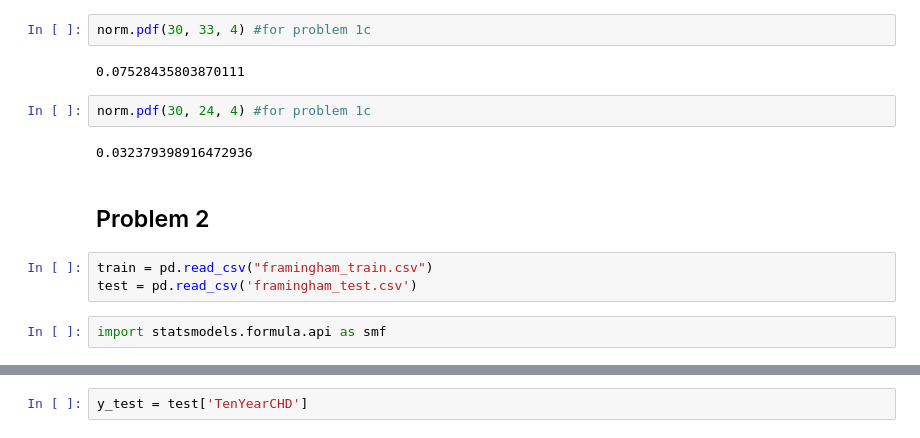
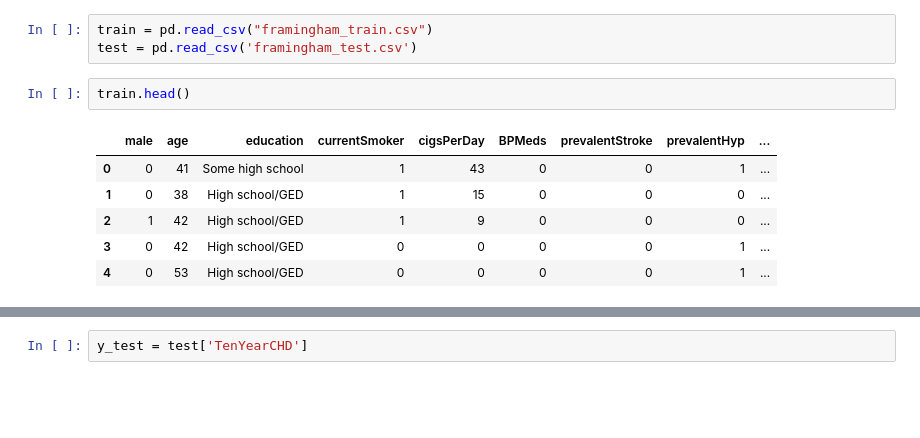
Before and after one commit to lianealbarghouthi/projects, a Jupyter notebook: Patient_Outcomes_Classification.ipynb, the cells around one changed output, grey strips where cells are left out. Drawn from its saved outputs; the diff is of its cells as text; blank space fills up the shorter version.

```diff
--- a/Patient_Outcomes_Classification.ipynb
+++ b/Patient_Outcomes_Classification.ipynb
@@ -9,18 +10,15 @@ import seaborn as sns
-# %%
-norm.pdf(30, 33, 4) #for problem 1c
-# %% [output]
-0.07528435803870111
-# %%
-norm.pdf(30, 24, 4) #for problem 1c
-# %% [output]
-0.032379398916472936
-# %% [markdown]
-<h2>Problem 2</h2>
 # %%
 train = pd.read_csv("framingham_train.csv")
 test = pd.read_csv('framingham_test.csv')
-# %%
-import statsmodels.formula.api as smf
+# %%
+train.head()
+# %% [output]
+|  | male | age | education | currentSmoker | cigsPerDay | BPMeds | prevalentStroke | prevalentHyp | ... |
+| 0 | 0 | 41 | Some high school | 1 | 43 | 0 | 0 | 1 | ... |
+| 1 | 0 | 38 | High school/GED | 1 | 15 | 0 | 0 | 0 | ... |
+| 2 | 1 | 42 | High school/GED | 1 | 9 | 0 | 0 | 0 | ... |
+| 3 | 0 | 42 | High school/GED | 0 | 0 | 0 | 0 | 1 | ... |
+| 4 | 0 | 53 | High school/GED | 0 | 0 | 0 | 0 | 1 | ... |
 # %%
 logreg = smf.logit(formula = 'TenYearCHD ~ male + age + education + currentSmoker + cigsPerDay + BPMeds + prevalentStroke + prevalentHyp + diabetes + totChol + sysBP + diaBP + BMI + heartRate + glucose',
                    data = train).fit()
```
Also changed, not shown: parts of 17 cells of this notebook.
